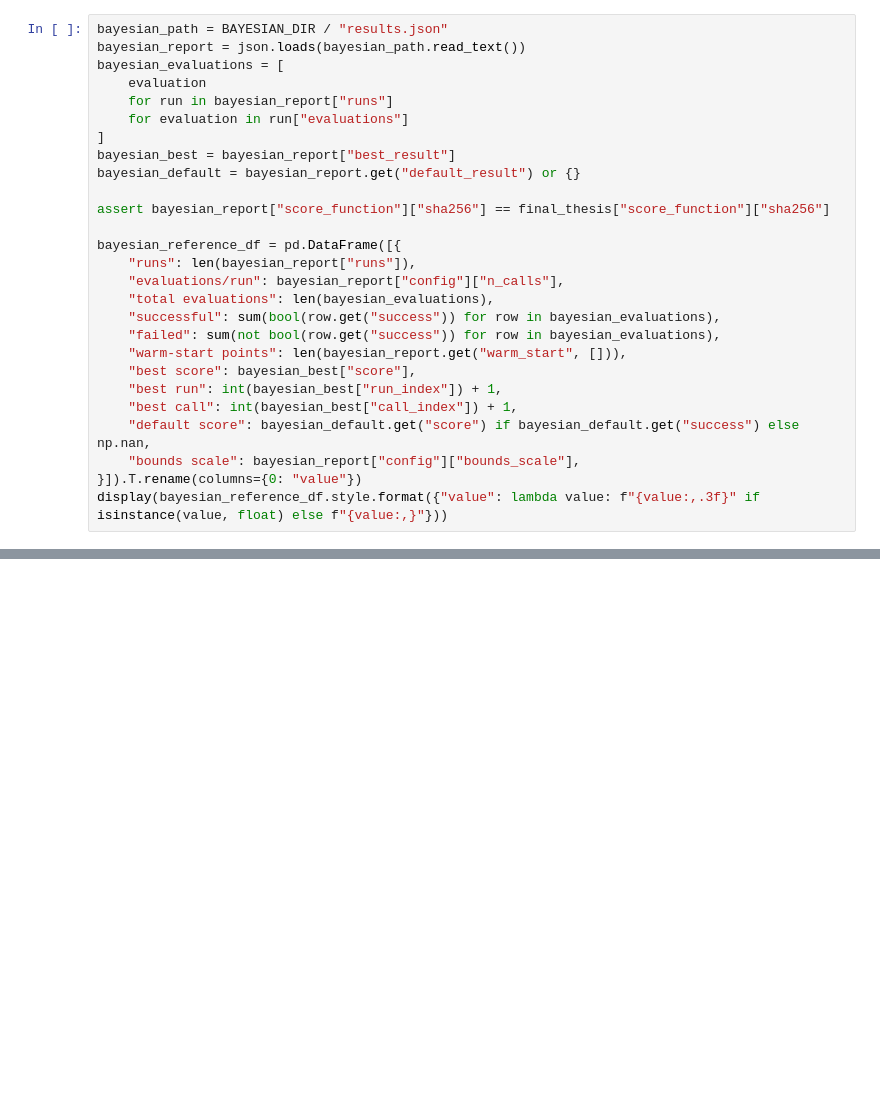
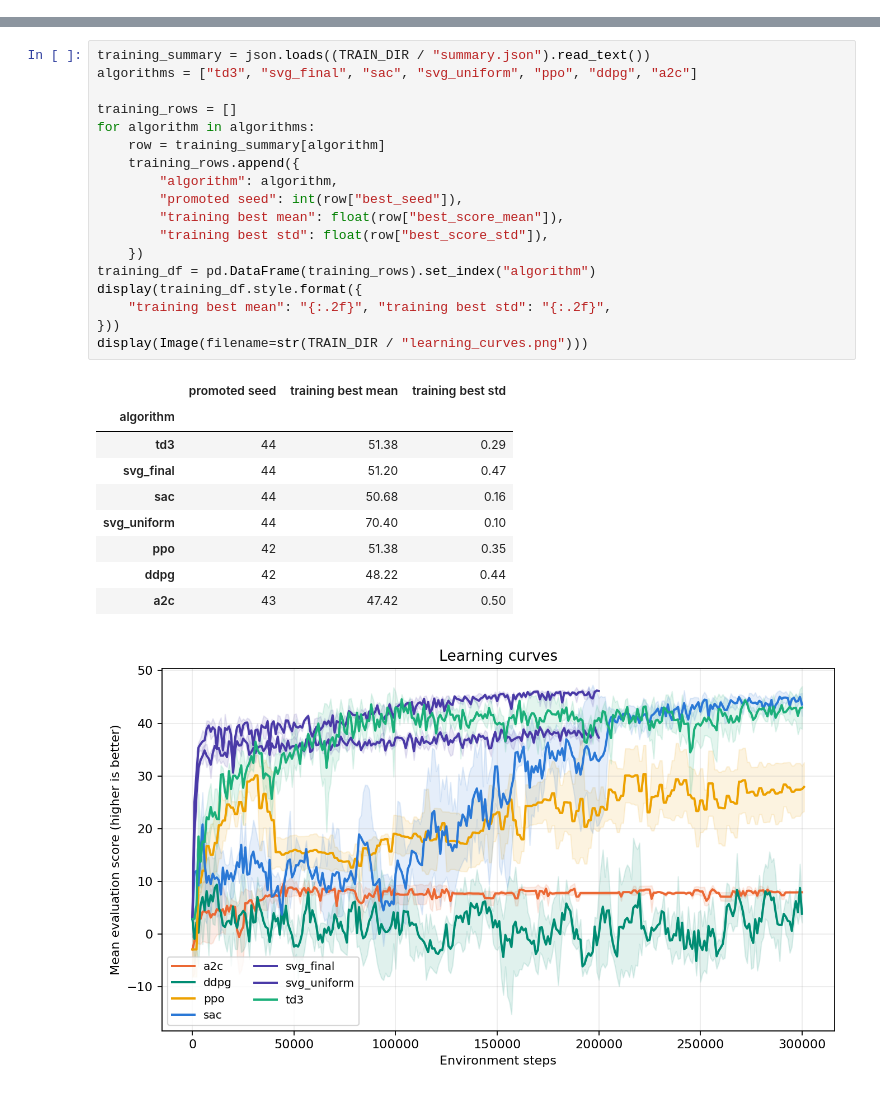
Before and after one commit to boorgoof/rl_beam_optimization, a Jupyter notebook: beam_optimization/results/benchmark_results_summary.ipynb, the cells around one changed output, grey strips where cells are left out. Saved outputs shown, nothing was run; the diff lists cells and outputs as text; blank space fills up the shorter version.

```diff
--- a/beam_optimization/results/benchmark_results_summary.ipynb
+++ b/beam_optimization/results/benchmark_results_summary.ipynb
@@ -509,27 +0,0 @@ the same score-function hash.
-# %%
-bayesian_path = BAYESIAN_DIR / "results.json"
-bayesian_report = json.loads(bayesian_path.read_text())
-bayesian_evaluations = [
-    evaluation
-    for run in bayesian_report["runs"]
-    for evaluation in run["evaluations"]
-]
-bayesian_best = bayesian_report["best_result"]
-bayesian_default = bayesian_report.get("default_result") or {}
-
-assert bayesian_report["score_function"]["sha256"] == final_thesis["score_function"]["sha256"]
-
-bayesian_reference_df = pd.DataFrame([{
-    "runs": len(bayesian_report["runs"]),
-    "evaluations/run": bayesian_report["config"]["n_calls"],
-    "total evaluations": len(bayesian_evaluations),
-    "successful": sum(bool(row.get("success")) for row in bayesian_evaluations),
-    "failed": sum(not bool(row.get("success")) for row in bayesian_evaluations),
-    "warm-start points": len(bayesian_report.get("warm_start", [])),
-    "best score": bayesian_best["score"],
-    "best run": int(bayesian_best["run_index"]) + 1,
-    "best call": int(bayesian_best["call_index"]) + 1,
-    "default score": bayesian_default.get("score") if bayesian_default.get("success") else np.nan,
-    "bounds scale": bayesian_report["config"]["bounds_scale"],
-}]).T.rename(columns={0: "value"})
-display(bayesian_reference_df.style.format({"value": lambda value: f"{value:,.3f}" if isinstance(value, float) else f"{value:,}"}))
@@ -1084,0 +82,29 @@ cluster load, retries and early episode termination.
+# %%
+training_summary = json.loads((TRAIN_DIR / "summary.json").read_text())
+algorithms = ["td3", "svg_final", "sac", "svg_uniform", "ppo", "ddpg", "a2c"]
+
+training_rows = []
+for algorithm in algorithms:
+    row = training_summary[algorithm]
+    training_rows.append({
+        "algorithm": algorithm,
+        "promoted seed": int(row["best_seed"]),
+        "training best mean": float(row["best_score_mean"]),
+        "training best std": float(row["best_score_std"]),
+    })
+training_df = pd.DataFrame(training_rows).set_index("algorithm")
+display(training_df.style.format({
+    "training best mean": "{:.2f}", "training best std": "{:.2f}",
+}))
+display(Image(filename=str(TRAIN_DIR / "learning_curves.png")))
+# %% [output]
+|  | promoted seed | training best mean | training best std |
+| algorithm |  |  |  |
+| td3 | 44 | 51.38 | 0.29 |
+| svg_final | 44 | 51.20 | 0.47 |
+| sac | 44 | 50.68 | 0.16 |
+| svg_uniform | 44 | 70.40 | 0.10 |
+| ppo | 42 | 51.38 | 0.35 |
+| ddpg | 42 | 48.22 | 0.44 |
+| a2c | 43 | 47.42 | 0.50 |
+[figure, added]
```
Also changed, not shown: parts of 51 cells of this notebook, 5 other files.
